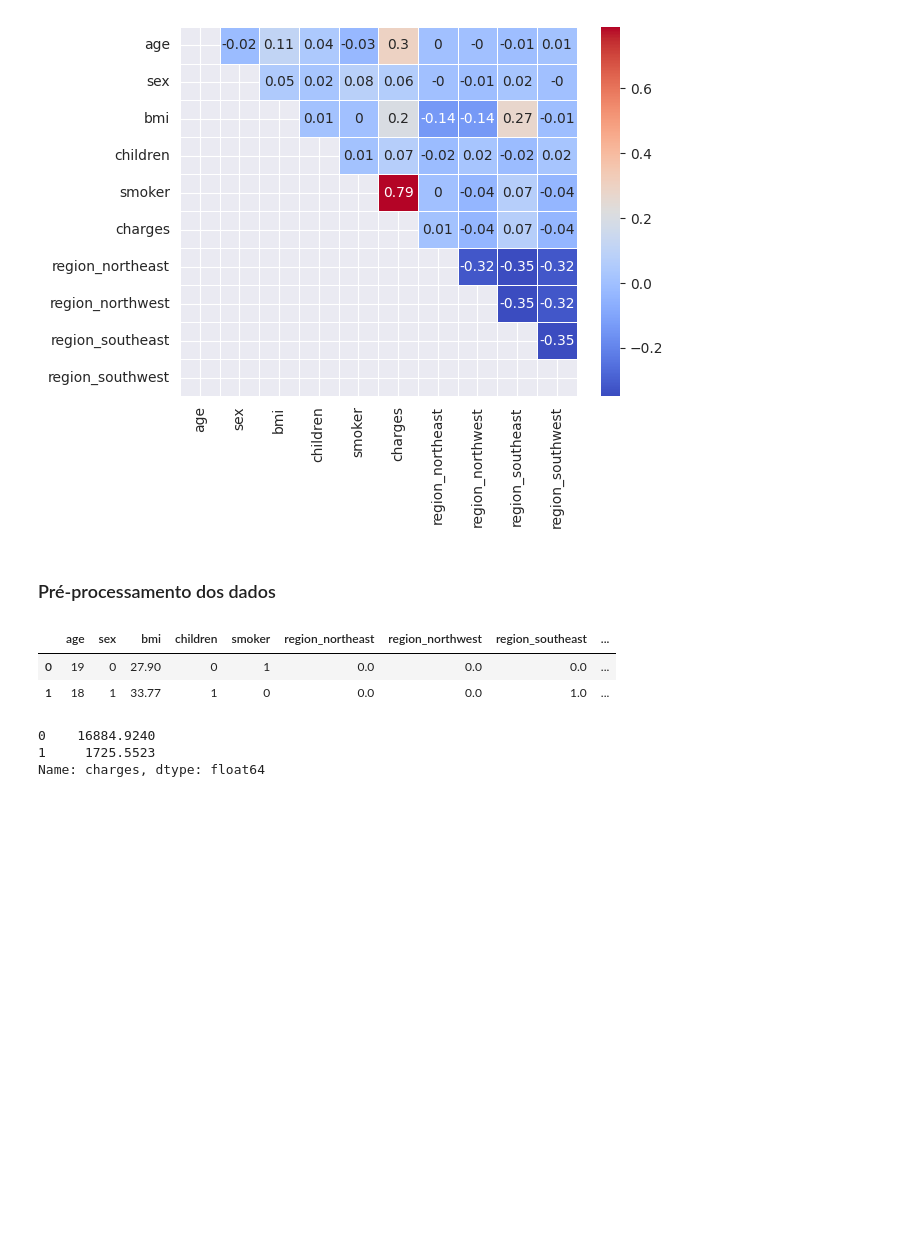
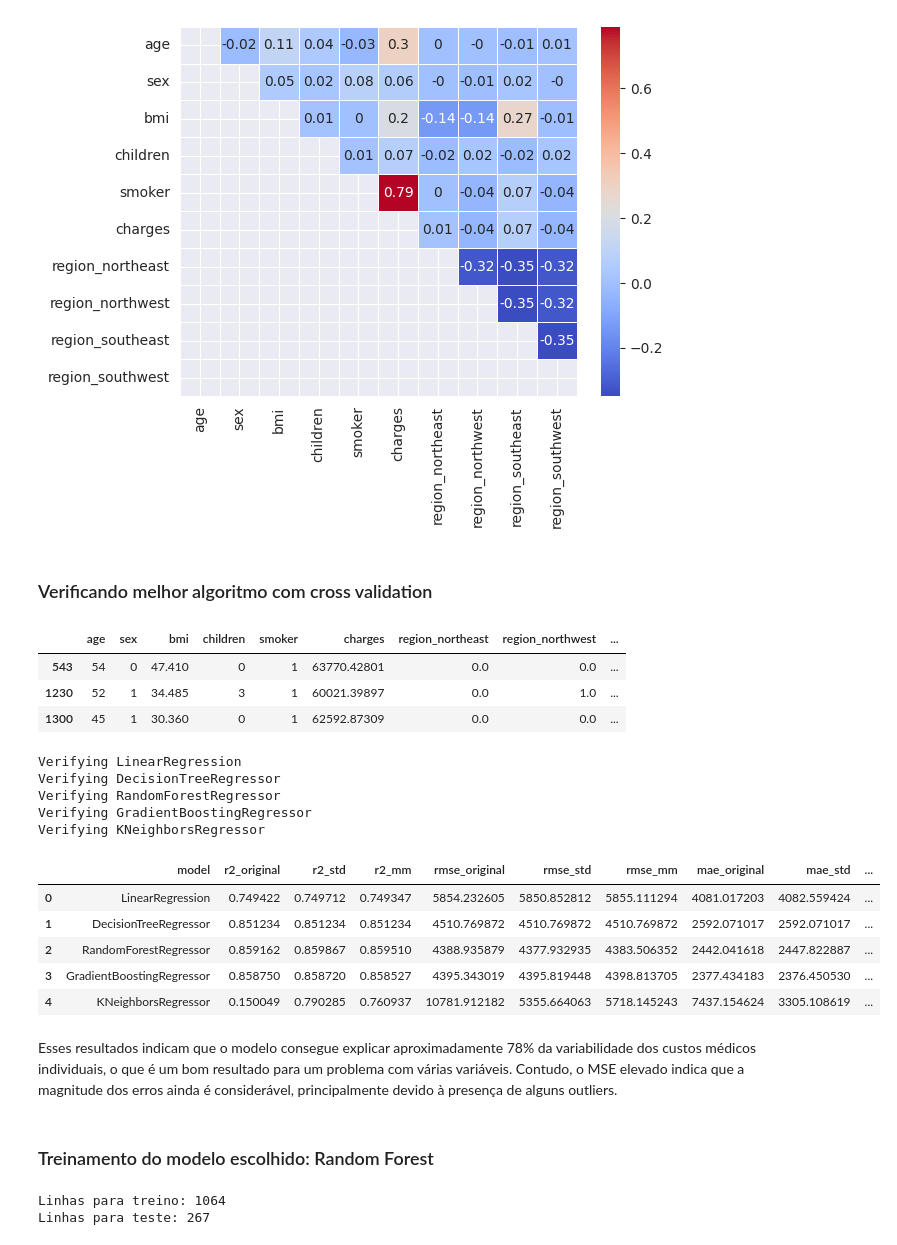
Before and after one commit to willsilvano/tech-challenges-post-tech-fiap, a Jupyter notebook: fase-01/tech-challenge-01.ipynb, the cells around one changed output. Drawn from its saved outputs; the diff is of its cells as text; code cells hidden in the pictures; blank space fills up the shorter version.

```diff
--- a/fase-01/tech-challenge-01.ipynb
+++ b/fase-01/tech-challenge-01.ipynb
@@ -268,21 +266,18 @@ sns.heatmap(data=correlation_matrix, annot=True, linewidths=.5, cmap='coolwarm',
 plt.show()
 # %% [output]
 [figure]
-# %% [markdown]
-### Pré-processamento dos dados
+# %% [markdown]
+### Verificando melhor algoritmo com cross validation
+# %%
+df[df['charges'] > 60000]
+# %% [output]
+|  | age | sex | bmi | children | smoker | charges | region_northeast | region_northwest | ... |
+| 543 | 54 | 0 | 47.410 | 0 | 1 | 63770.42801 | 0.0 | 0.0 | ... |
+| 1230 | 52 | 1 | 34.485 | 3 | 1 | 60021.39897 | 0.0 | 1.0 | ... |
+| 1300 | 45 | 1 | 30.360 | 0 | 1 | 62592.87309 | 0.0 | 0.0 | ... |
+# %%
+df = df[df['charges'] < 50000]
 # %%
 # Separa os dados entre variáveis preditoras e variável alvo
 x = df.drop(columns=['charges'])
 y = df['charges']
-# %%
-x[:2]
-# %% [output]
-|  | age | sex | bmi | children | smoker | region_northeast | region_northwest | region_southeast | ... |
-| 0 | 19 | 0 | 27.90 | 0 | 1 | 0.0 | 0.0 | 0.0 | ... |
-| 1 | 18 | 1 | 33.77 | 1 | 0 | 0.0 | 0.0 | 1.0 | ... |
-# %%
-y[:2]
-# %% [output]
-0    16884.9240
-1     1725.5523
-Name: charges, dtype: float64
@@ -289,6 +350,37 @@ Name: charges, dtype: float64
+# %%
+df_results = run_models_with_cross_validation([
+    ('LinearRegression', LinearRegression()),
+    ('DecisionTreeRegressor', DecisionTreeRegressor(max_depth=4)),
+    ('RandomForestRegressor', RandomForestRegressor(max_depth=4)),
+    ('GradientBoostingRegressor', GradientBoostingRegressor()),
+    ('KNeighborsRegressor', KNeighborsRegressor())
+], x, y)
+# %% [output]
+Verifying LinearRegression
+Verifying DecisionTreeRegressor
+Verifying RandomForestRegressor
+Verifying GradientBoostingRegressor
+Verifying KNeighborsRegressor
+# %%
+df_results.head()
+# %% [output]
+|  | model | r2_original | r2_std | r2_mm | rmse_original | rmse_std | rmse_mm | mae_original | mae_std | ... |
+| 0 | LinearRegression | 0.749422 | 0.749712 | 0.749347 | 5854.232605 | 5850.852812 | 5855.111294 | 4081.017203 | 4082.559424 | ... |
+| 1 | DecisionTreeRegressor | 0.851234 | 0.851234 | 0.851234 | 4510.769872 | 4510.769872 | 4510.769872 | 2592.071017 | 2592.071017 | ... |
+| 2 | RandomForestRegressor | 0.859162 | 0.859867 | 0.859510 | 4388.935879 | 4377.932935 | 4383.506352 | 2442.041618 | 2447.822887 | ... |
+| 3 | GradientBoostingRegressor | 0.858750 | 0.858720 | 0.858527 | 4395.343019 | 4395.819448 | 4398.813705 | 2377.434183 | 2376.450530 | ... |
+| 4 | KNeighborsRegressor | 0.150049 | 0.790285 | 0.760937 | 10781.912182 | 5355.664063 | 5718.145243 | 7437.154624 | 3305.108619 | ... |
+# %% [markdown]
+Esses resultados indicam que o modelo consegue explicar aproximadamente 78% da variabilidade dos custos médicos individuais, o que é um bom resultado para um problema com várias variáveis. Contudo, o MSE elevado indica que a magnitude dos erros ainda é considerável, principalmente devido à presença de alguns outliers.
+# %% [markdown]
+### Treinamento do modelo escolhido: Random Forest
 # %%
 # Separa dados de treino e de teste
-# X_train, X_test, y_train, y_test = train_test_split(x, y, test_size=0.2, random_state=42)
-# print(X_train.shape, X_test.shape, y_train.shape, y_test.shape)
+X_train, X_test, y_train, y_test = train_test_split(x, y, test_size=0.2, random_state=42)
+print(f"Linhas para treino: {len(X_train)}")
+print(f"Linhas para teste: {len(X_test)}")
+# %% [output]
+Linhas para treino: 1064
+Linhas para teste: 267
 # %%
 # Aplica o escalonamento dos dados
```
Also changed, not shown: parts of 19 cells of this notebook, 1 other file.
